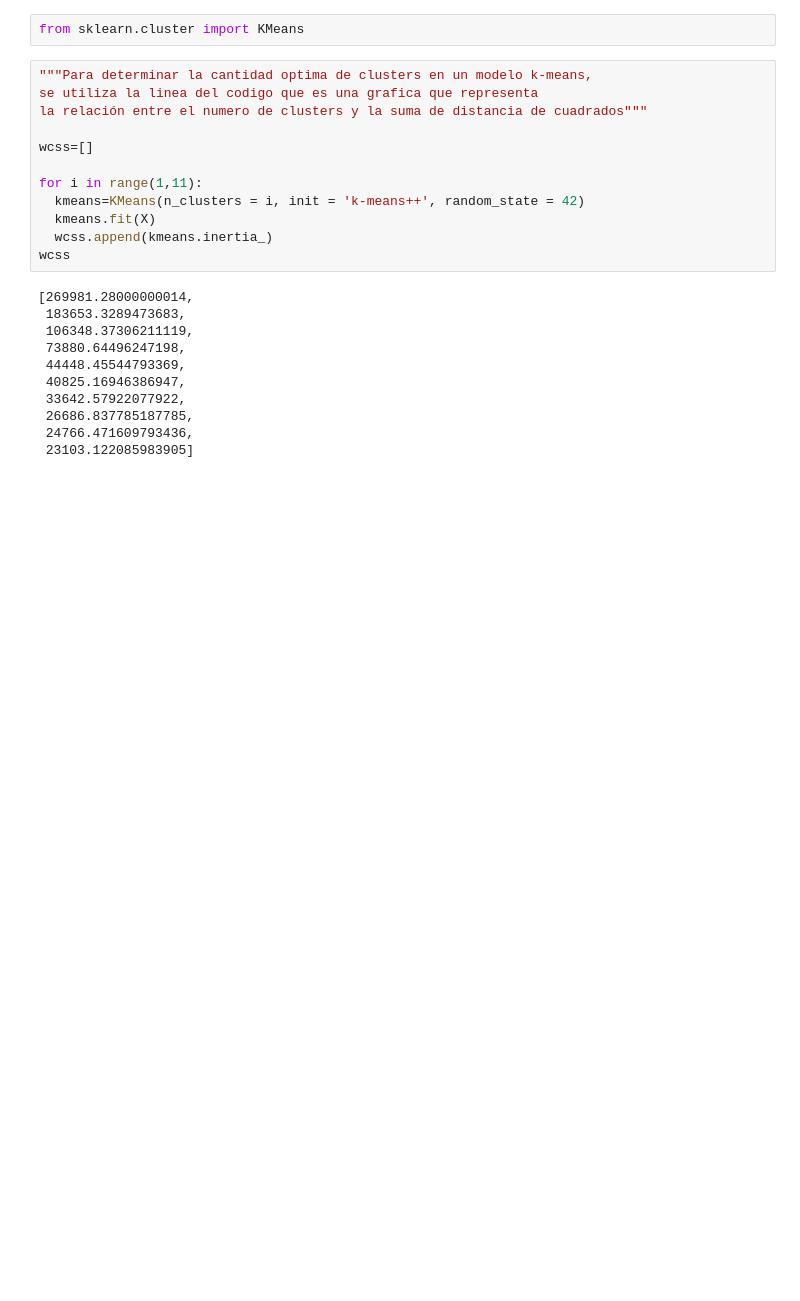
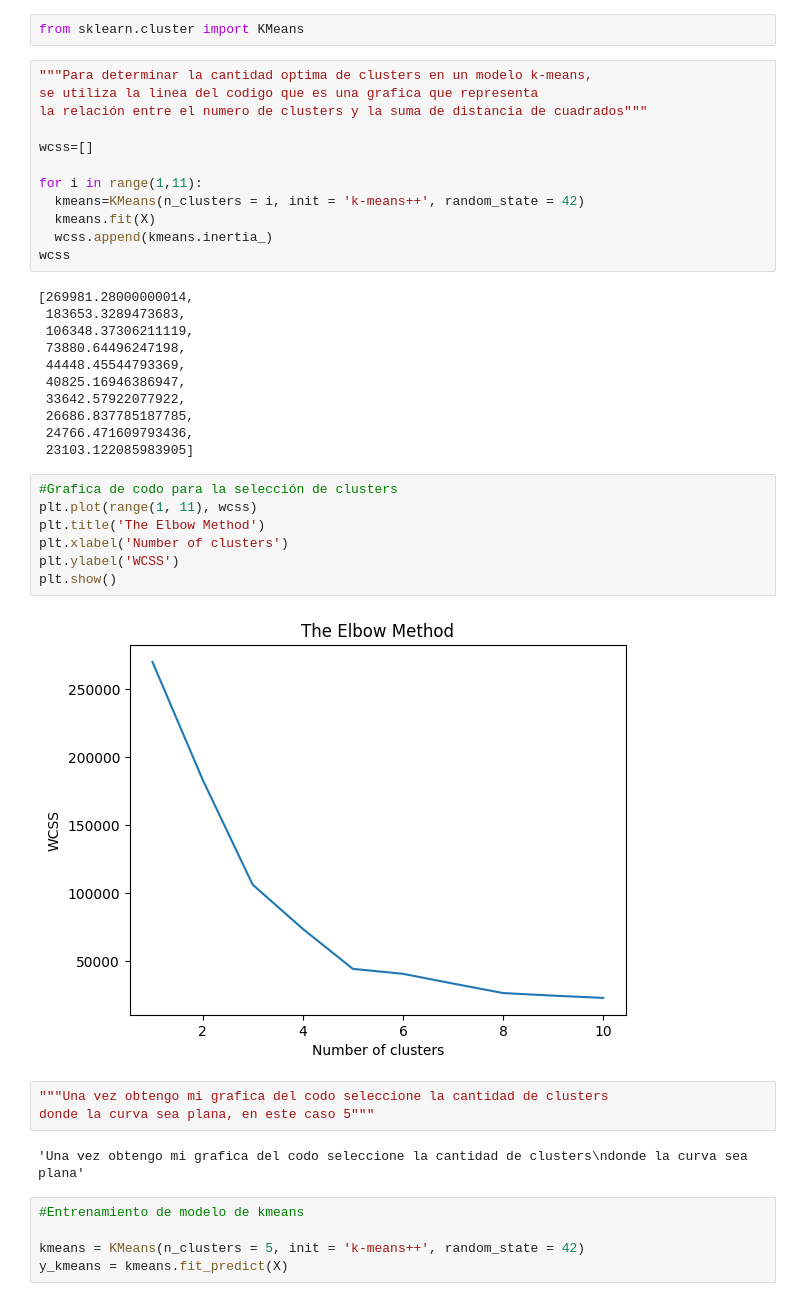
Before and after one commit to jhonduran99/DiplomadoGADIA, a Jupyter notebook: K_mean.ipynb, the cells around one changed output. Cells and saved outputs as stored; diff of their text form; blank space fills up the shorter version.

```diff
--- a/K_mean.ipynb
+++ b/K_mean.ipynb
@@ -85,3 +85,22 @@ wcss
  26686.837785187785,
  24766.471609793436,
  23103.122085983905]
+# %%
+#Grafica de codo para la selección de clusters
+plt.plot(range(1, 11), wcss)
+plt.title('The Elbow Method')
+plt.xlabel('Number of clusters')
+plt.ylabel('WCSS')
+plt.show()
+# %% [output]
+[figure, added]
+# %%
+"""Una vez obtengo mi grafica del codo seleccione la cantidad de clusters
+donde la curva sea plana, en este caso 5"""
+# %% [output]
+'Una vez obtengo mi grafica del codo seleccione la cantidad de clusters\ndonde la curva sea plana'
+# %%
+#Entrenamiento de modelo de kmeans
+
+kmeans = KMeans(n_clusters = 5, init = 'k-means++', random_state = 42)
+y_kmeans = kmeans.fit_predict(X)
```
Also changed, not shown: parts of 1 cell of this notebook.
